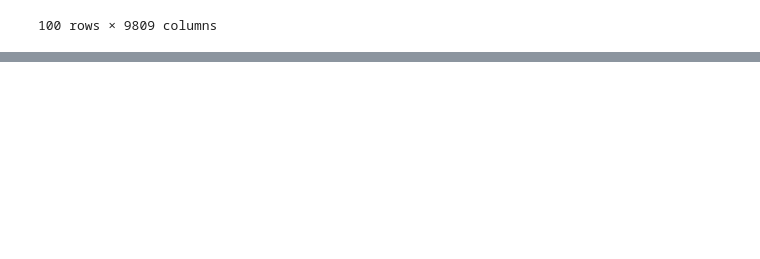
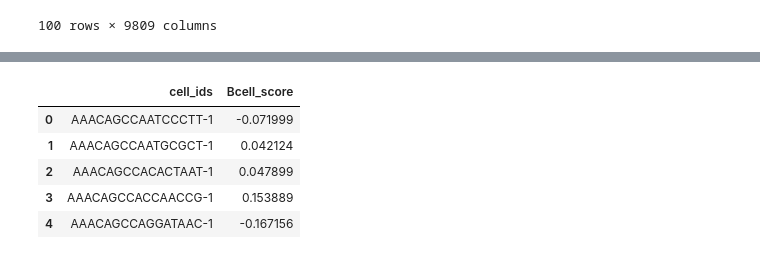
Before and after one commit to the-rich-piana/BioInfo-Notes, a Jupyter notebook: predict_cell_type.ipynb, the cells around one changed output, grey strips where cells are left out. Saved outputs shown, nothing was run; the diff lists cells and outputs as text; code cells hidden in the pictures; blank space fills up the shorter version.

```diff
--- a/predict_cell_type.ipynb
+++ b/predict_cell_type.ipynb
@@ -92,0 +127,9 @@ df.head(100)
+# %%
+sing.head(5)
+# %% [output]
+|  | cell_ids | Bcell_score |
+| 0 | AAACAGCCAATCCCTT-1 | -0.071999 |
+| 1 | AAACAGCCAATGCGCT-1 | 0.042124 |
+| 2 | AAACAGCCACACTAAT-1 | 0.047899 |
+| 3 | AAACAGCCACCAACCG-1 | 0.153889 |
+| 4 | AAACAGCCAGGATAAC-1 | -0.167156 |
```
Also changed, not shown: parts of 14 cells of this notebook, 1 other file.
